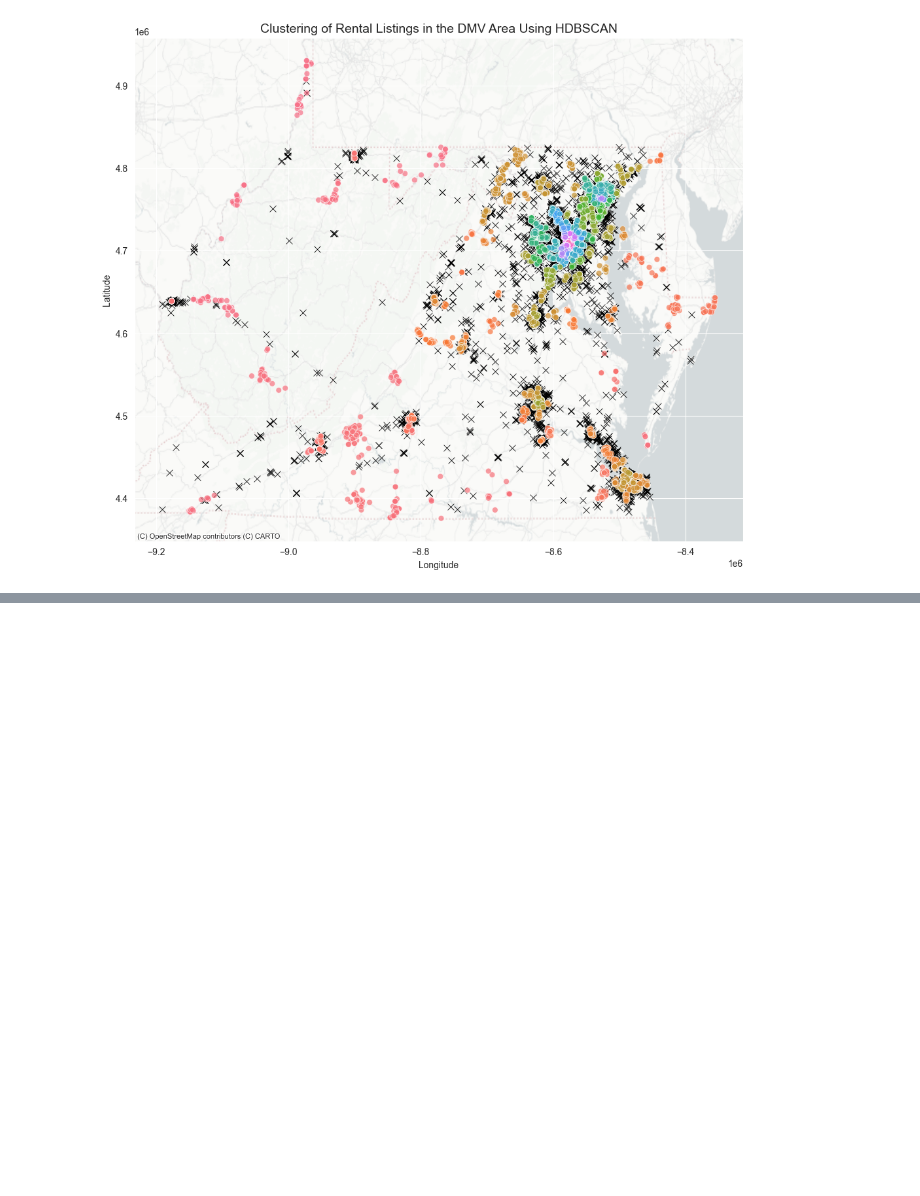
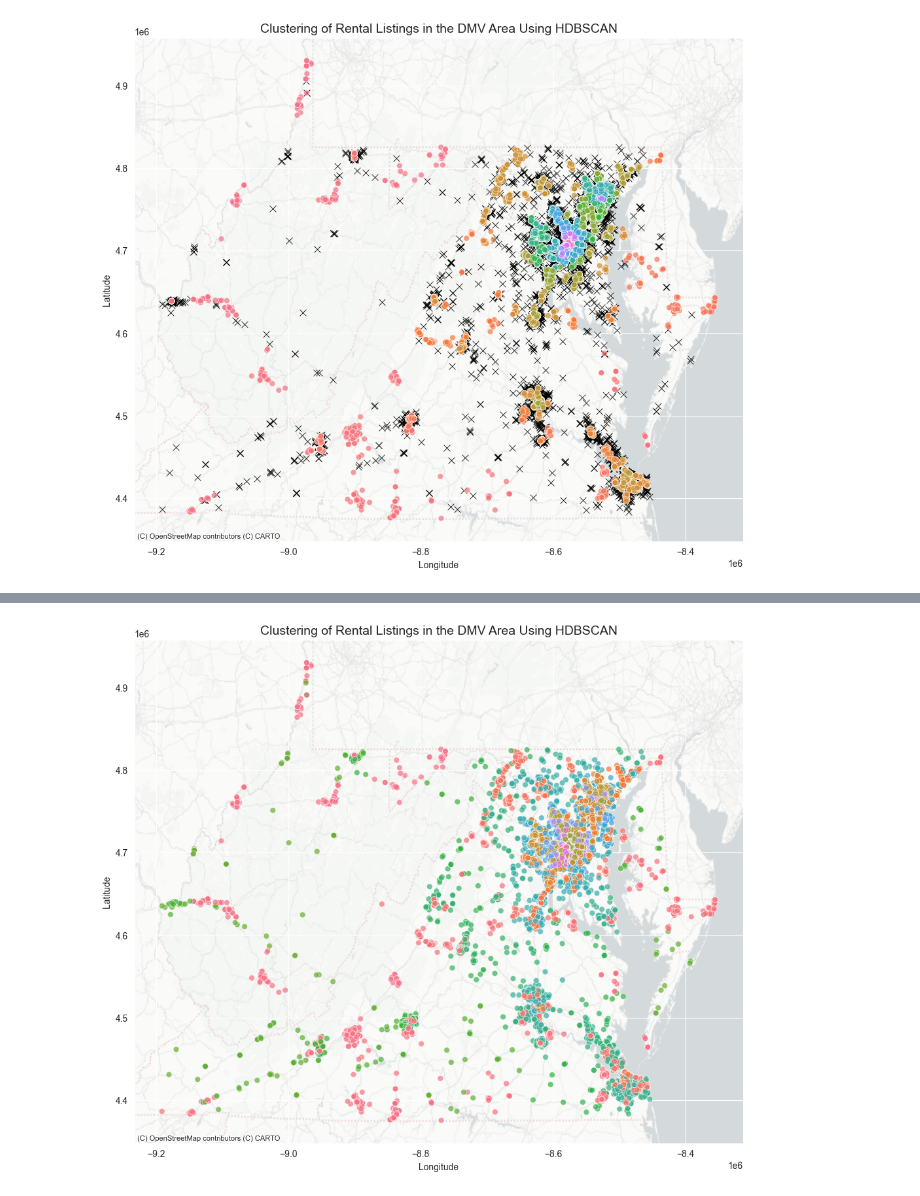
Before and after one commit to CS5614/CS5614_final, a Jupyter notebook: DBSCAN/clustering.ipynb, the cells around one changed output, grey strips where cells are left out. Drawn from its saved outputs; the diff is of its cells as text; code cells hidden in the pictures; blank space fills up the shorter version.

```diff
--- a/DBSCAN/clustering.ipynb
+++ b/DBSCAN/clustering.ipynb
@@ -239,0 +358,12 @@ df_noise.head()
+# %%
+# Compute max id for the first round
+max_cluster_id_first = first_round_df.loc[~noise_mask, "cluster"].max()
+
+# Generate new labels for the second round
+new_noise_labels = np.where(secondary_labels >= 0, max_cluster_id_first + 1 + secondary_labels, -1)
+
+# Create the final dataframe
+final_df = first_round_df.copy()
+final_df.loc[noise_mask, "cluster"] = new_noise_labels
+remaining_noise_count = np.sum(secondary_labels == -1)
+print(f"Secondary clustering done. {remaining_noise_count} points remain as remaining noise.")
@@ -239,0 +372,20 @@ df_noise.head()
+# %%
+# --- Assigning Remaining Noise to Nearest Centroid ---
+remaining_noise_mask = final_df["cluster"] == -1
+remaining_noise_indices = final_df.index[remaining_noise_mask]
+remaining_coords_radians = np.radians(final_df.loc[remaining_noise_indices, ["latitude", "longitude"]].to_numpy())
+
+# Get the cluster centroids
+clustered_points = final_df.loc[~remaining_noise_mask]
+all_centroids_df = clustered_points.groupby("cluster")[["latitude", "longitude"]].mean()
+all_centroid_coords_radians = np.radians(all_centroids_df.to_numpy())
+all_centroid_ids = all_centroids_df.index.to_numpy()
+
+# Compute distances to centroids
+from sklearn.metrics.pairwise import haversine_distances
+distances = haversine_distances(remaining_coords_radians, all_centroid_coords_radians)
+nearest_centroid_indices = np.argmin(distances, axis=1)
+nearest_cluster_ids = all_centroid_ids[nearest_centroid_indices]
+
+# Assign the nearest cluster ID to the remaining noise points
+final_df.loc[remaining_noise_indices, "cluster"] = nearest_cluster_ids
@@ -239,0 +401,5 @@ df_noise.head()
+# %%
+# --- Final Clustering Results ---
+plot_clusters(final_df)
+# %% [output]
+[figure, added]
```
Also changed, not shown: parts of 29 cells of this notebook, 5 other files.
